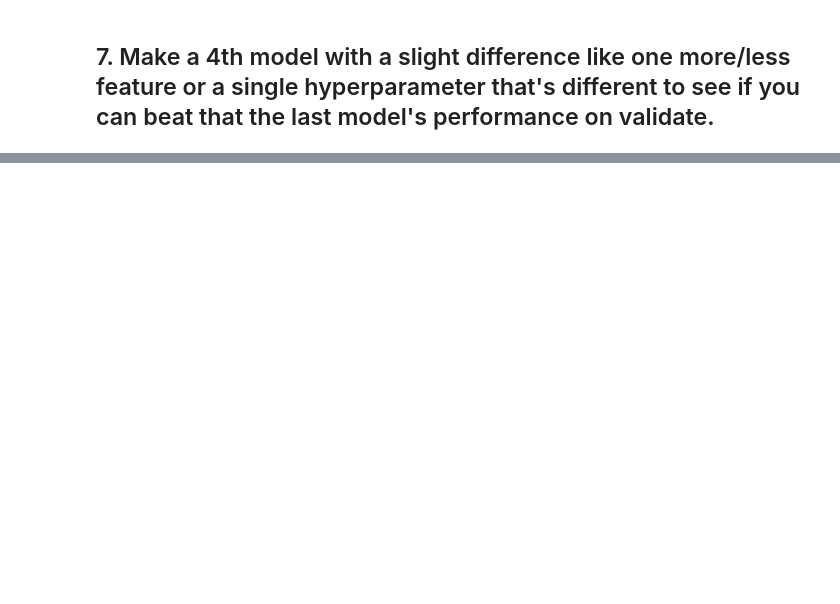
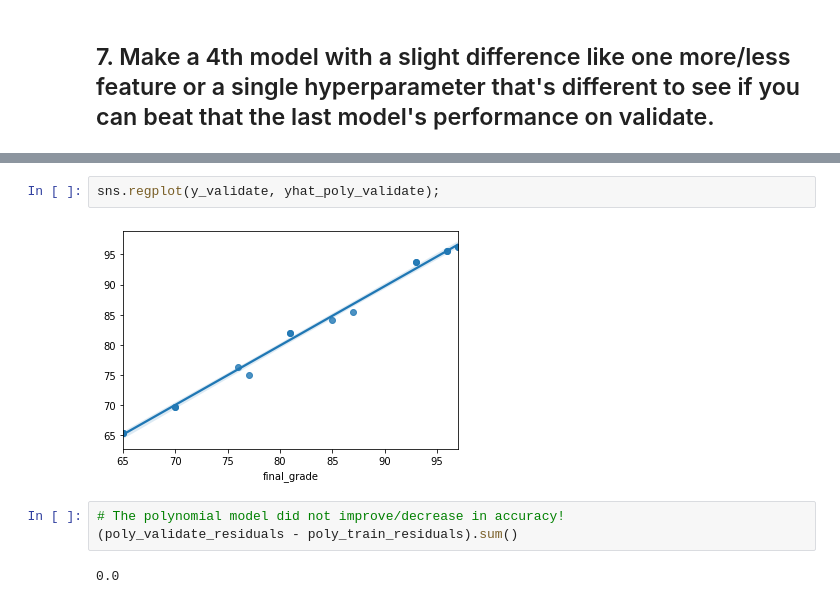
Before and after one commit to Promeos/regression-exercises, a Jupyter notebook: model.ipynb, the cells around one changed output, grey strips where cells are left out. Saved outputs shown, nothing was run; the diff lists cells and outputs as text; blank space fills up the shorter version.

```diff
--- a/model.ipynb
+++ b/model.ipynb
@@ -268,0 +315,9 @@ PolynomialFeatures()
+# %%
+sns.regplot(y_validate, yhat_poly_validate);
+# %% [output]
+[figure, added]
+# %%
+# The polynomial model did not improve/decrease in accuracy!
+(poly_validate_residuals - poly_train_residuals).sum()
+# %% [output]
+0.0
```
Also changed, not shown: parts of 26 cells of this notebook.
